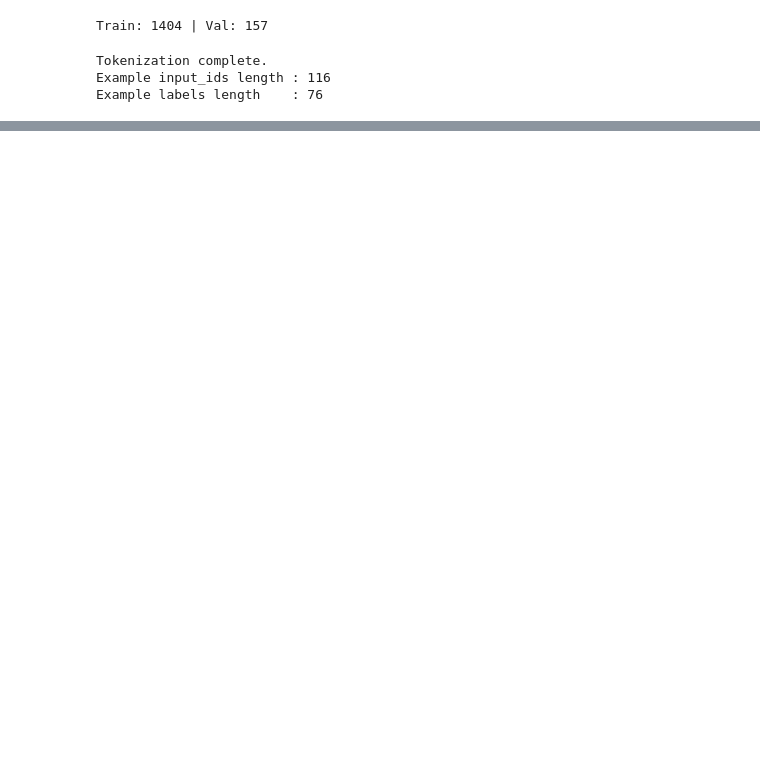
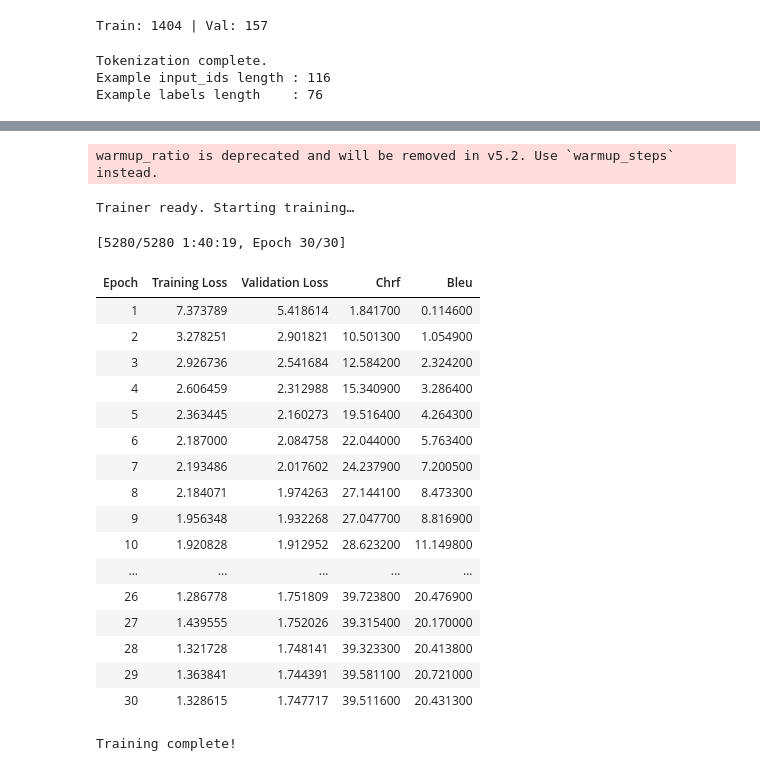
Before and after one commit to darksunnp/Akkadian-English-NLP, a Jupyter notebook: base.ipynb, the cells around one changed output, grey strips where cells are left out. Drawn from its saved outputs; the diff is of its cells as text; code cells hidden in the pictures; blank space fills up the shorter version.

```diff
--- a/base.ipynb
+++ b/base.ipynb
@@ -272,8 +226,76 @@ OutOfMemoryError: CUDA out of memory. Tried to allocate 1.55 GiB. GPU 0 has a to
 # %%
-#import gc
-#model = None
-#gc.collect()
-#torch.cuda.empty_cache()
+# ── Training Arguments & Trainer ─────────────────────────────────────────────
+OUTPUT_DIR = r"/kaggle/working/"
+
+data_collator = DataCollatorForSeq2Seq(
+    tokenizer, model=model, label_pad_token_id=-100, pad_to_multiple_of=8
+)
+
+training_args = Seq2SeqTrainingArguments(
+    output_dir=OUTPUT_DIR,
+    # ── Training schedule ────────────────────────────────────────────────────
+    num_train_epochs=30,
+    per_device_train_batch_size=8,
+    per_device_eval_batch_size=8,
+    warmup_ratio=0.1,
+    weight_decay=0.01,
+    learning_rate=3e-4,
+    max_grad_norm=1.0,
+    # ── Precision ────────────────────────────────────────────────────────────
+    fp16=False,
+    bf16=torch.cuda.is_available(),
+    # ── Generation settings for eval ─────────────────────────────────────────
+    predict_with_generate=True,
+    generation_max_length=MAX_TARGET_LEN,
+    # ── Evaluation & saving ───────────────────────────────────────────────────
+    eval_strategy="epoch",
+    save_strategy="epoch",
+    save_only_model=True,
+    save_total_limit=2,
+    load_best_model_at_end=True,
+    metric_for_best_model="chrF",
+    greater_is_better=True,
+    # ── Logging ──────────────────────────────────────────────────────────────
+    logging_steps=10,
+    report_to="none",
+)
+
+trainer = Seq2SeqTrainer(
+    model=model,
+    args=training_args,
+    train_dataset=hf_train,
+    eval_dataset=hf_val,
+    processing_class=tokenizer,
+    data_collator=data_collator,
+    compute_metrics=compute_metrics,
+    callbacks=[EarlyStoppingCallback(early_stopping_patience=5)],
+)
+
+print("Trainer ready. Starting training…")
+trainer.train()
+print("Training complete!")
+# %% [output]
+warmup_ratio is deprecated and will be removed in v5.2. Use `warmup_steps` instead.
+Trainer ready. Starting training…
+[5280/5280 1:40:19, Epoch 30/30]
+| Epoch | Training Loss | Validation Loss | Chrf | Bleu |
+| 1 | 7.373789 | 5.418614 | 1.841700 | 0.114600 |
+| 2 | 3.278251 | 2.901821 | 10.501300 | 1.054900 |
+| 3 | 2.926736 | 2.541684 | 12.584200 | 2.324200 |
+| 4 | 2.606459 | 2.312988 | 15.340900 | 3.286400 |
+| 5 | 2.363445 | 2.160273 | 19.516400 | 4.264300 |
+| 6 | 2.187000 | 2.084758 | 22.044000 | 5.763400 |
+| 7 | 2.193486 | 2.017602 | 24.237900 | 7.200500 |
+| 8 | 2.184071 | 1.974263 | 27.144100 | 8.473300 |
+| 9 | 1.956348 | 1.932268 | 27.047700 | 8.816900 |
+| 10 | 1.920828 | 1.912952 | 28.623200 | 11.149800 |
+| ... | ... | ... | ... | ... |
+| 26 | 1.286778 | 1.751809 | 39.723800 | 20.476900 |
+| 27 | 1.439555 | 1.752026 | 39.315400 | 20.170000 |
+| 28 | 1.321728 | 1.748141 | 39.323300 | 20.413800 |
+| 29 | 1.363841 | 1.744391 | 39.581100 | 20.721000 |
+| 30 | 1.328615 | 1.747717 | 39.511600 | 20.431300 |
+Training complete!
 # %%
 #  Inference on test set
 model.eval()
```
Also changed, not shown: parts of 6 cells of this notebook.
